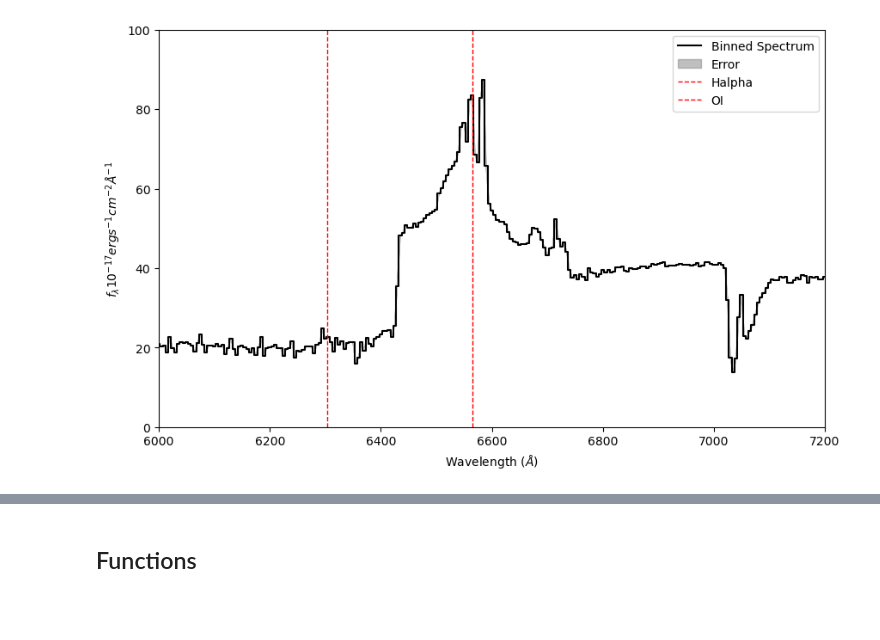
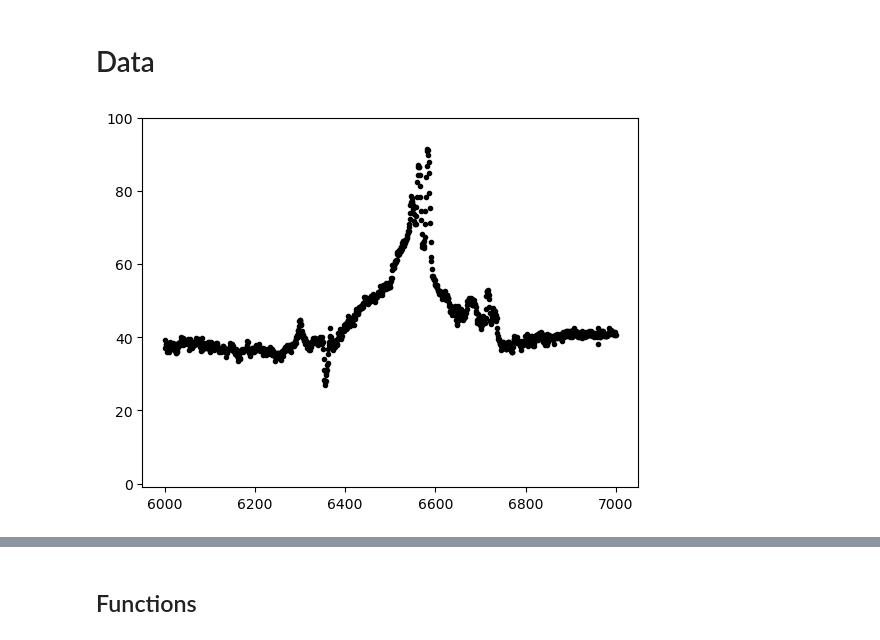
Before and after one commit to seratsaad/ticktock, a Jupyter notebook: Spectral Decomposition - Optical - Halpha.ipynb, the cells around one changed output, grey strips where cells are left out. Cells and saved outputs as stored; diff of their text form; code cells hidden in the pictures; blank space fills up the shorter version.

```diff
--- a/Spectral Decomposition - Optical - Halpha.ipynb
+++ b/Spectral Decomposition - Optical - Halpha.ipynb
@@ -44,39 +32,34 @@ err = t['e_F_lambda']
-# %%
-bin_width = 5
-
-bins = np.arange(min(wl), max(wl) + bin_width, bin_width)
-bin_centers = 0.5 * (bins[:-1] + bins[1:])
-
-indices = np.digitize(wl, bins)
-
-binned_wl = []
-binned_flux = []
-binned_flux_err = []
-
-
-for i in range(1, len(bins)):
-    in_bin = indices == i
-    if np.any(in_bin):
-        binned_wl.append(np.mean(wl[in_bin]))
-        binned_flux.append(np.mean(flux[in_bin]))
-        binned_flux_err.append(np.mean(err[in_bin]))
-    else:
-        pass
-
-binned_wl = np.array(binned_wl)
-binned_flux = np.array(binned_flux)
-binned_flux_err = np.array(binned_flux_err)
-
-plt.figure(figsize=(10, 6))
-plt.plot(binned_wl, binned_flux, label='Binned Spectrum', color="black", drawstyle='steps-mid')
-plt.fill_between(binned_wl, binned_flux - binned_flux_err, binned_flux + binned_flux_err, color='gray', alpha=0.5, label='Error')
-plt.axvline(x=6564.93, color='r', linestyle='--', linewidth=1, label="Halpha")
-plt.axvline(x=6303, color='r', linestyle='--', linewidth=1, label="OI")
-plt.xlabel("Wavelength ($\AA$)")
-plt.ylabel("$f_{\lambda} 10^{-17} erg s^{-1} cm^{-2} \AA^{-1}$")
-plt.xlim(6000, 7200)
-plt.ylim(0, 100)
-plt.legend()
-plt.show()
-# %% [output]
-[figure, removed]
+# %% [markdown]
+# Data
+# %%
+file_path = 'HET/combined_spectrum_20230113_0000022_exp01.fits'
+
+t = Table.read(file_path)
+t.sort('Wavelength')
+
+z = 0.081
+wl = t['Wavelength']/(1+z)
+flux = t['F_lambda'] * (10**17)
+err = t['e_F_lambda']
+
+flux_lim = np.where(flux>0)[0]
+wl=wl[flux_lim]
+flux=flux[flux_lim]
+err=err[flux_lim]
+
+wl_lim = np.where((wl>6000)&(wl<7000))
+wl=wl[wl_lim]
+flux=flux[wl_lim]
+err=err[wl_lim]
+
+#mask1 = np.where((wl<6320)|(wl>6370))
+#wl=wl[mask1]
+#flux=flux[mask1]
+#err=err[mask1]
+
+plt.plot(wl, flux, '.k')
+#plt.xlim(5500, 7500)
+plt.ylim(-1, 100)
+plt.show()
+# %% [output]
+[figure, added]
```
Also changed, not shown: parts of 24 cells of this notebook.
